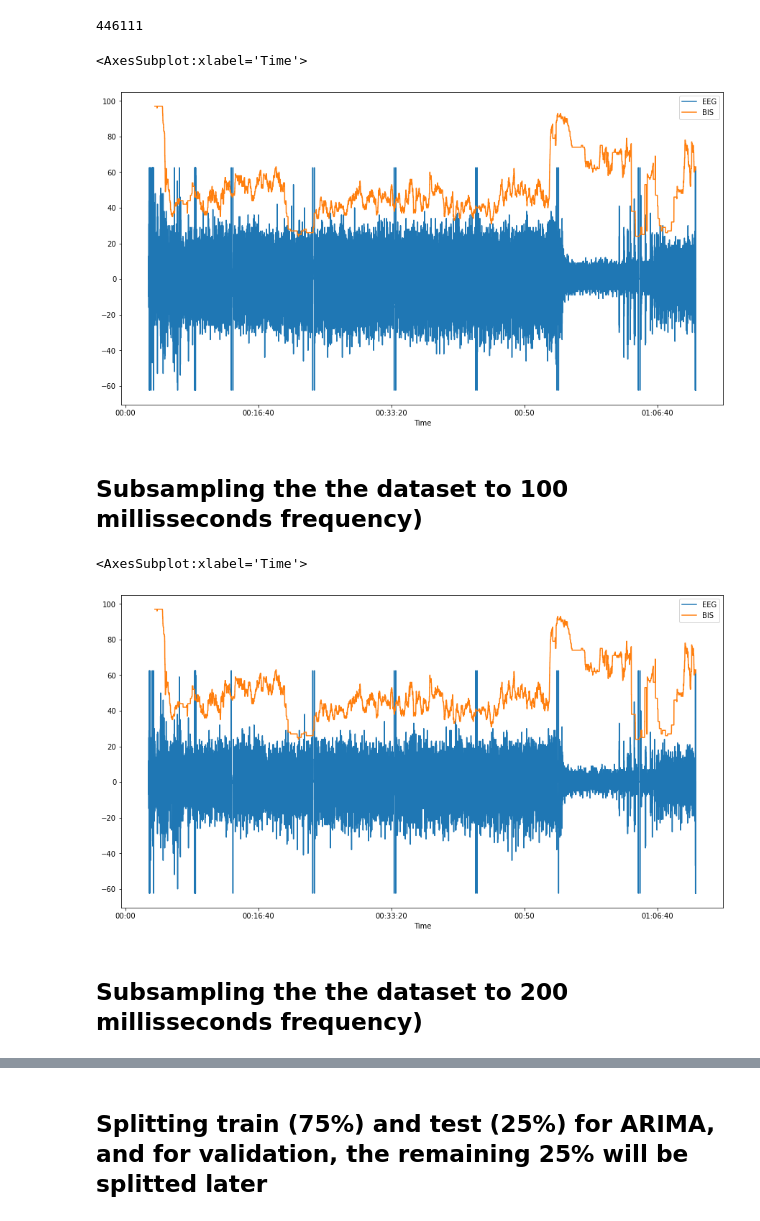
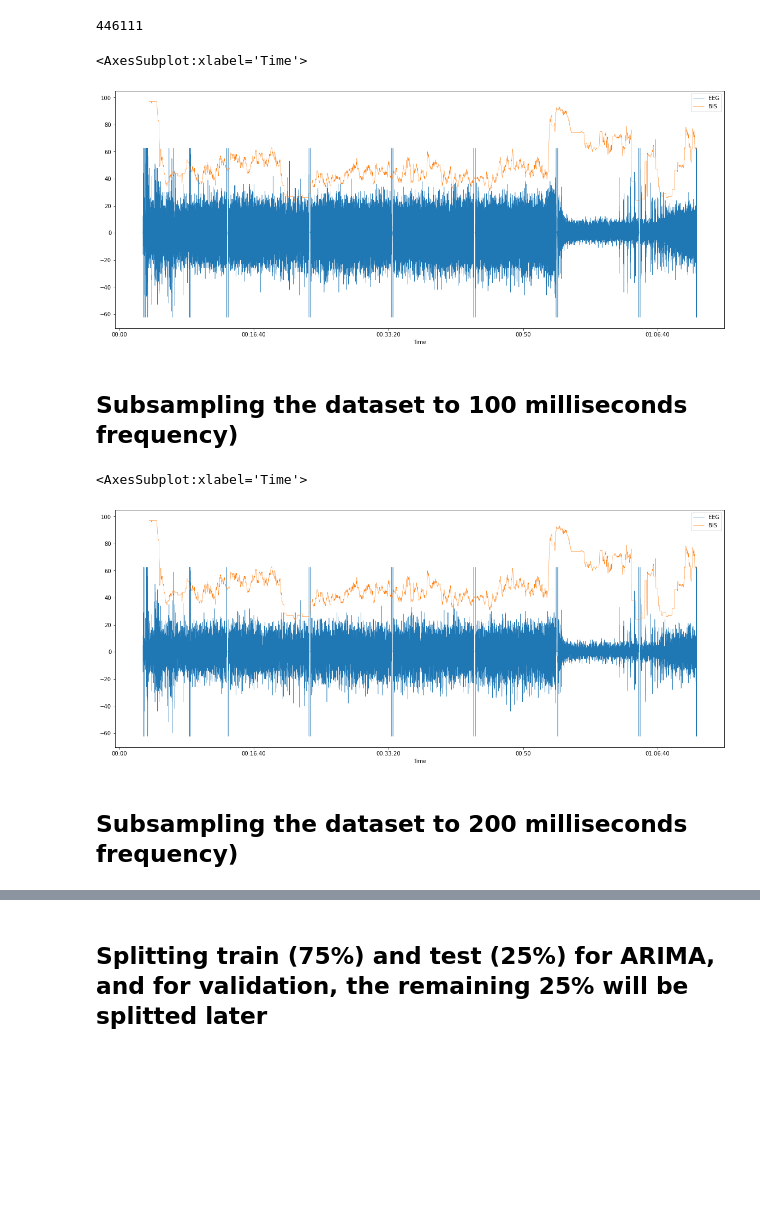
Before and after one commit to Dienert/anesthesia_serie, a Jupyter notebook: notebooks/dataset.ipynb, the cells around one changed output, grey strips where cells are left out. Saved outputs shown, nothing was run; the diff lists cells and outputs as text; code cells hidden in the pictures; blank space fills up the shorter version.

```diff
--- a/notebooks/dataset.ipynb
+++ b/notebooks/dataset.ipynb
@@ -3,7 +3,9 @@ import pandas as pd
 import matplotlib.pyplot as plt
 import matplotlib as mpl
 # %%
-mpl.rcParams['figure.figsize'] = [15, 8]
+mpl.rcParams['figure.figsize'] = [20, 8]
+# %%
+linewidth = 0.5
 # %%
 from datetime import datetime
 custom_time_parser = lambda x: datetime.strptime(x, "%H:%M:%S.%f").time()
@@ -81,17 +83,17 @@ len(df_full)
 # %% [output]
 446111
 # %%
-df_full[['EEG', 'BIS']].plot()
+df_full[['EEG', 'BIS']].plot(linewidth = linewidth)
 # %% [output]
 <AxesSubplot:xlabel='Time'>
-[figure, old version]
+[figure, new version]
 # %% [markdown]
-## Subsampling the the dataset to 100 millisseconds frequency)
+## Subsampling the dataset to 100 milliseconds frequency)
 # %%
-df_full[['EEG', 'BIS']].iloc[::10].plot()
+df_full[['EEG', 'BIS']].iloc[::10].plot(linewidth = linewidth)
 # %% [output]
 <AxesSubplot:xlabel='Time'>
-[figure, old version]
+[figure, new version]
 # %% [markdown]
-## Subsampling the the dataset to 200 millisseconds frequency)
+## Subsampling the dataset to 200 milliseconds frequency)
 # %%
```
Also changed, not shown: parts of 11 cells of this notebook.
